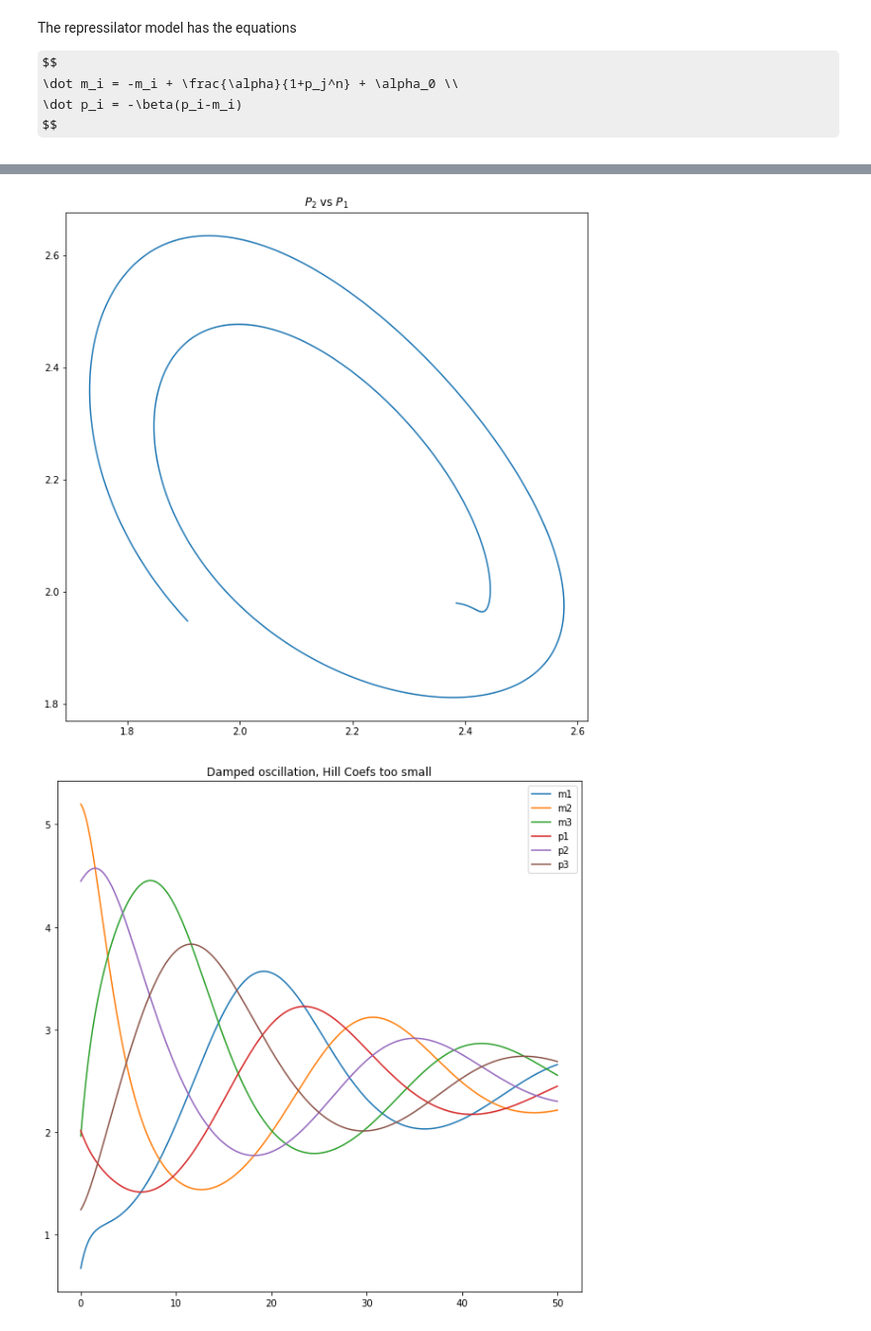
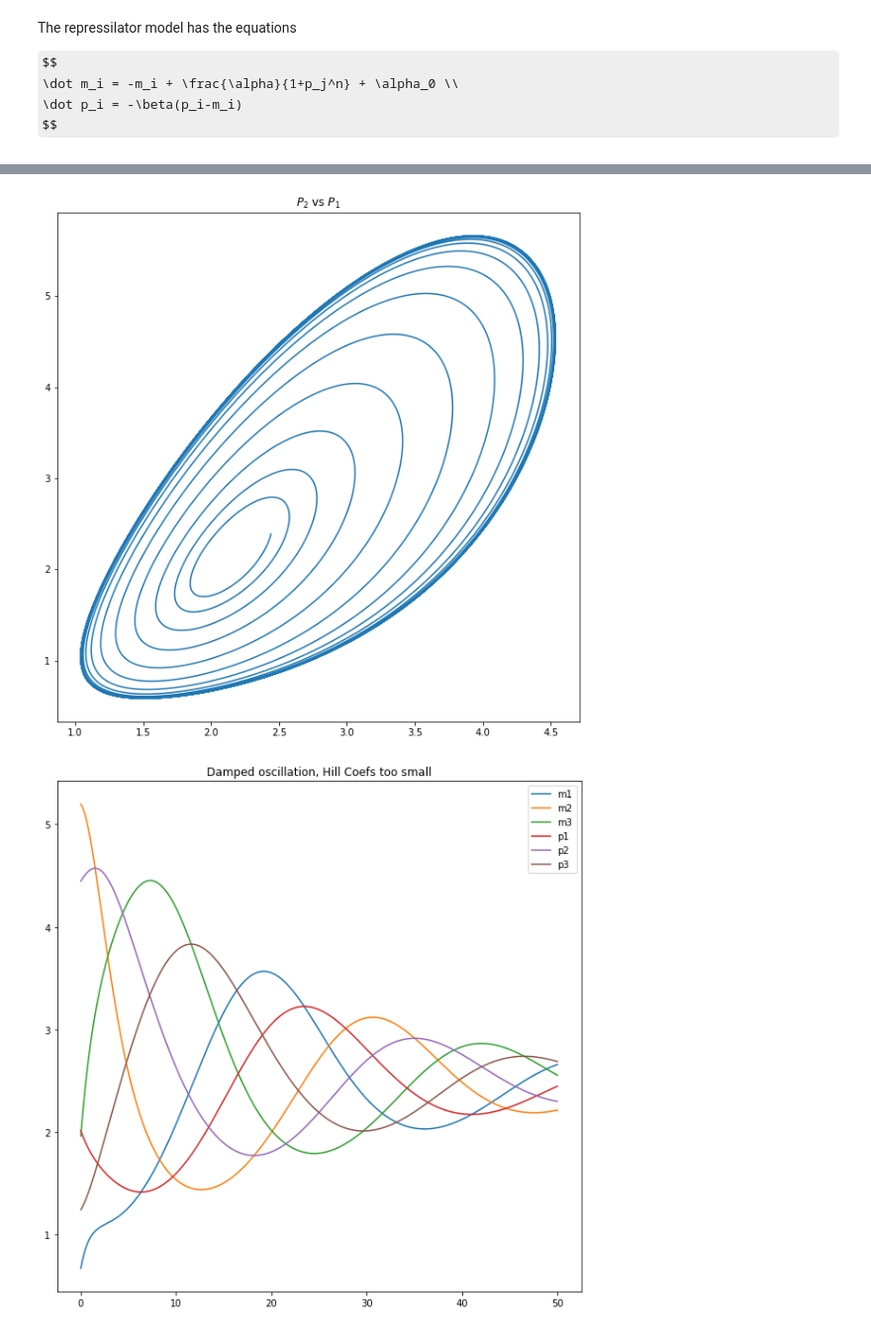
Before and after one commit to klavins/ECE424, a Jupyter notebook: lectures/gene-networks.ipynb, the cells around one changed output, grey strips where cells are left out. Shown at 99% size. Saved outputs shown, nothing was run; the diff lists cells and outputs as text; code cells hidden in the pictures; some formulas as TeX source.

```diff
--- a/lectures/gene-networks.ipynb
+++ b/lectures/gene-networks.ipynb
@@ -167,12 +174,12 @@ def f(x,t):
         -beta*(p3-m3),
     ]
 
-t = np.linspace(0,5,40)
+t = np.linspace(0,10,40)
 x0 = 0.1*np.array([1,2,3,4,5,6])
 x = spi.odeint(f,x0,t)
 
 print(x[-1])
-t = np.linspace(0,50,400)
+t = np.linspace(0,500,4000)
 x0 = x[-1]
 x = spi.odeint(f,x0,t)
 
@@ -185,8 +192,8 @@ plt.title("Choice of parameters oscillates");
 # %%
-plt.plot(x[:,3],x[:,4]);
+plt.plot(x[:,3],x[:,0]);
 plt.title("$P_2$ vs $P_1$");
 # %% [output]
-[figure, old version]
+[figure, new version]
 # %%
 def f(x,t):
     alpha = 12
```
Also changed, not shown: parts of 3 cells of this notebook, 5 other files.
